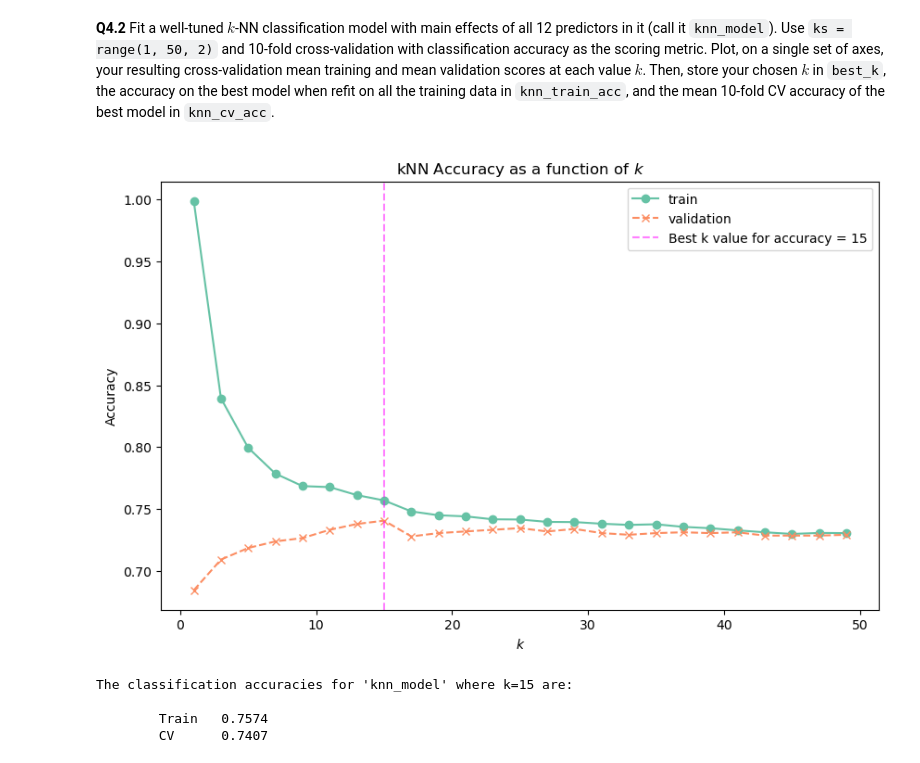
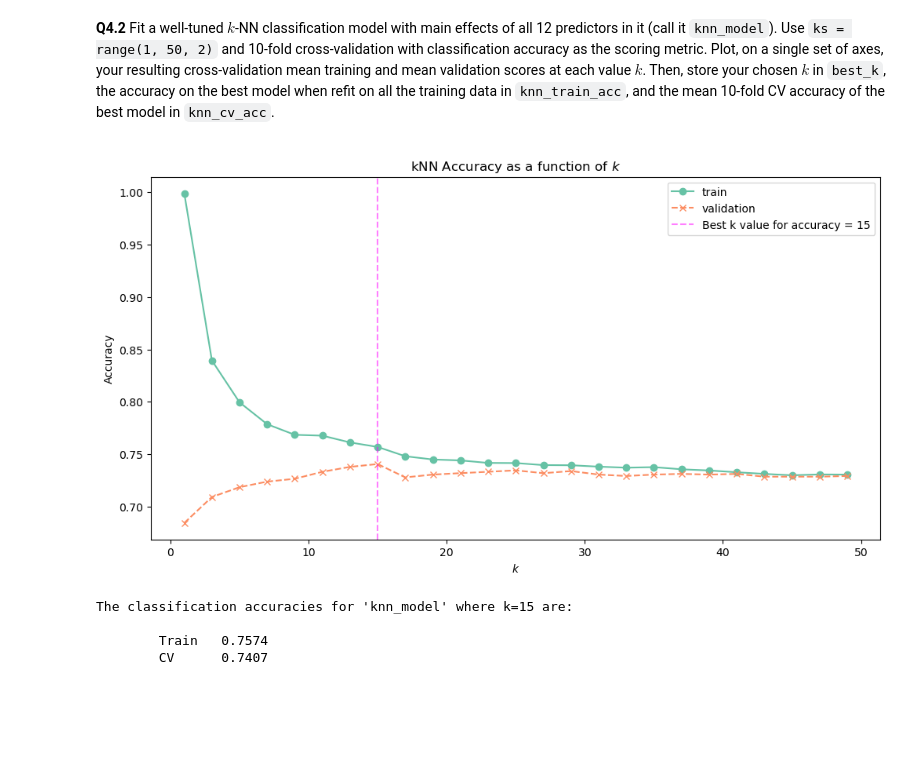
Before and after one commit to WayneKaiYeh/CSCI-E-109A-Intro-of-DS-HW, a Jupyter notebook: cs1090a_hw4 _final.ipynb, the cells around one changed output. Cells and saved outputs as stored; diff of their text form; code cells hidden in the pictures; blank space fills up the shorter version.

```diff
--- a/cs1090a_hw4 _final.ipynb
+++ b/cs1090a_hw4 _final.ipynb
@@ -1346,19 +1359,18 @@ best_knn.fit(X_train[x_predictors], y_train)
 knn_train_acc = best_knn.score(X_train[x_predictors], y_train)
 knn_cv_acc =  np.mean(cross_validate(best_knn, X_train[x_predictors], y_train, cv=kfold, scoring='accuracy')['test_score'])
 # %%
-# Plot cross-validation results
-
-plt.figure(figsize=(10, 6))
+# plotting
+plt.figure(figsize=(12, 6))
 plt.plot(ks, train_score, label='train',linestyle='-', marker='o')
 plt.plot(ks, val_score, label='validation' ,linestyle='--', marker='x')
 plt.axvline(best_k, color='magenta', alpha=0.5, linestyle='--', label= 'Best k value for accuracy = {}'.format(best_k))
 
 plt.xlabel(r'$k$')
 plt.ylabel('Accuracy')
 plt.title('kNN Accuracy as a function of $k$')
 plt.legend();
 # %% [output]
-[figure, old version]
+[figure, new version]
 # %%
 print(
     "The classification accuracies for 'knn_model' where k={} "
```
Also changed, not shown: parts of 34 cells of this notebook.
